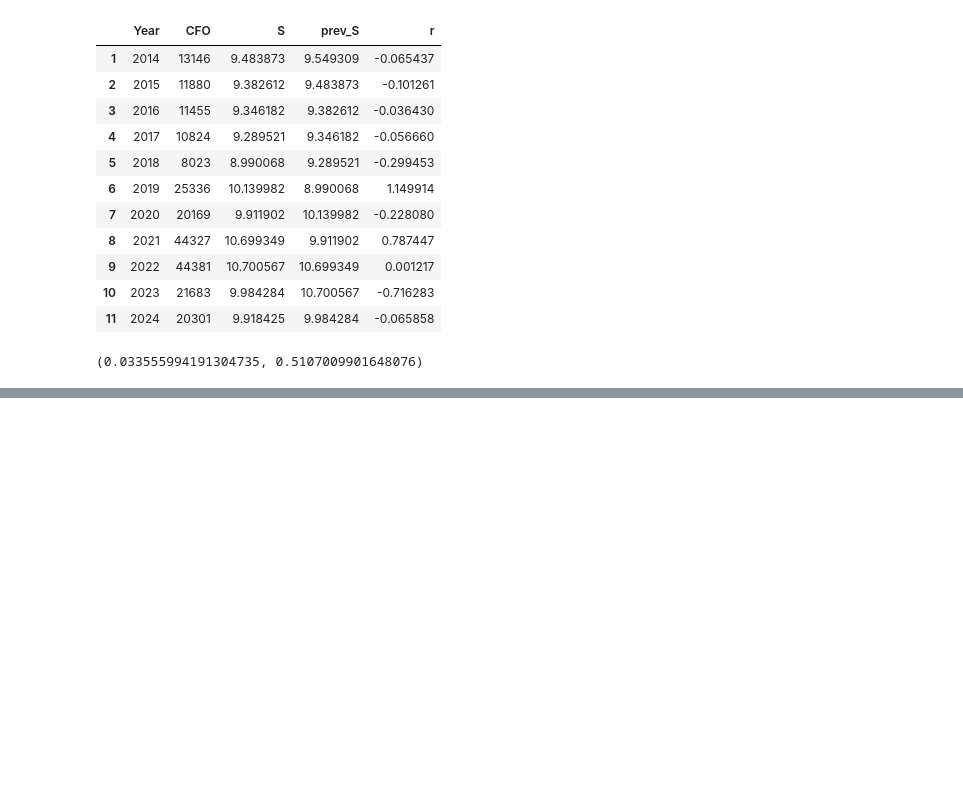
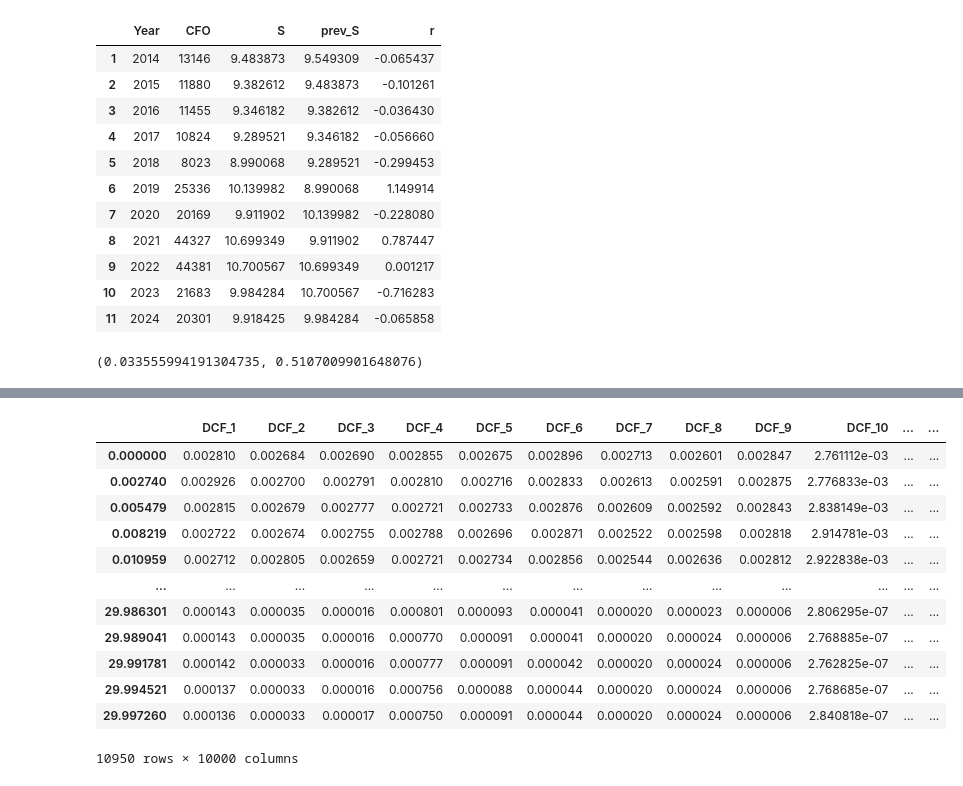
Before and after one commit to vkthakur90/AI_Applications, a Jupyter notebook: Valuation_of_Stock.ipynb, the cells around one changed output, grey strips where cells are left out. Cells and saved outputs as stored; diff of their text form; code cells hidden in the pictures; blank space fills up the shorter version.

```diff
--- a/Valuation_of_Stock.ipynb
+++ b/Valuation_of_Stock.ipynb
@@ -91,0 +89,16 @@ sns.lineplot(x = 'index', y = 'DCF_4', data = forecast_df.reset_index())
+# %%
+forecast_df
+# %% [output]
+|  | DCF_1 | DCF_2 | DCF_3 | DCF_4 | DCF_5 | DCF_6 | DCF_7 | DCF_8 | DCF_9 | DCF_10 | ... | ... |
+| 0.000000 | 0.002810 | 0.002684 | 0.002690 | 0.002855 | 0.002675 | 0.002896 | 0.002713 | 0.002601 | 0.002847 | 2.761112e-03 | ... | ... |
+| 0.002740 | 0.002926 | 0.002700 | 0.002791 | 0.002810 | 0.002716 | 0.002833 | 0.002613 | 0.002591 | 0.002875 | 2.776833e-03 | ... | ... |
+| 0.005479 | 0.002815 | 0.002679 | 0.002777 | 0.002721 | 0.002733 | 0.002876 | 0.002609 | 0.002592 | 0.002843 | 2.838149e-03 | ... | ... |
+| 0.008219 | 0.002722 | 0.002674 | 0.002755 | 0.002788 | 0.002696 | 0.002871 | 0.002522 | 0.002598 | 0.002818 | 2.914781e-03 | ... | ... |
+| 0.010959 | 0.002712 | 0.002805 | 0.002659 | 0.002721 | 0.002734 | 0.002856 | 0.002544 | 0.002636 | 0.002812 | 2.922838e-03 | ... | ... |
+| ... | ... | ... | ... | ... | ... | ... | ... | ... | ... | ... | ... | ... |
+| 29.986301 | 0.000143 | 0.000035 | 0.000016 | 0.000801 | 0.000093 | 0.000041 | 0.000020 | 0.000023 | 0.000006 | 2.806295e-07 | ... | ... |
+| 29.989041 | 0.000143 | 0.000035 | 0.000016 | 0.000770 | 0.000091 | 0.000041 | 0.000020 | 0.000024 | 0.000006 | 2.768885e-07 | ... | ... |
+| 29.991781 | 0.000142 | 0.000033 | 0.000016 | 0.000777 | 0.000091 | 0.000042 | 0.000020 | 0.000024 | 0.000006 | 2.762825e-07 | ... | ... |
+| 29.994521 | 0.000137 | 0.000033 | 0.000016 | 0.000756 | 0.000088 | 0.000044 | 0.000020 | 0.000024 | 0.000006 | 2.768685e-07 | ... | ... |
+| 29.997260 | 0.000136 | 0.000033 | 0.000017 | 0.000750 | 0.000091 | 0.000044 | 0.000020 | 0.000024 | 0.000006 | 2.840818e-07 | ... | ... |
+10950 rows × 10000 columns
```
Also changed, not shown: parts of 5 cells of this notebook.
